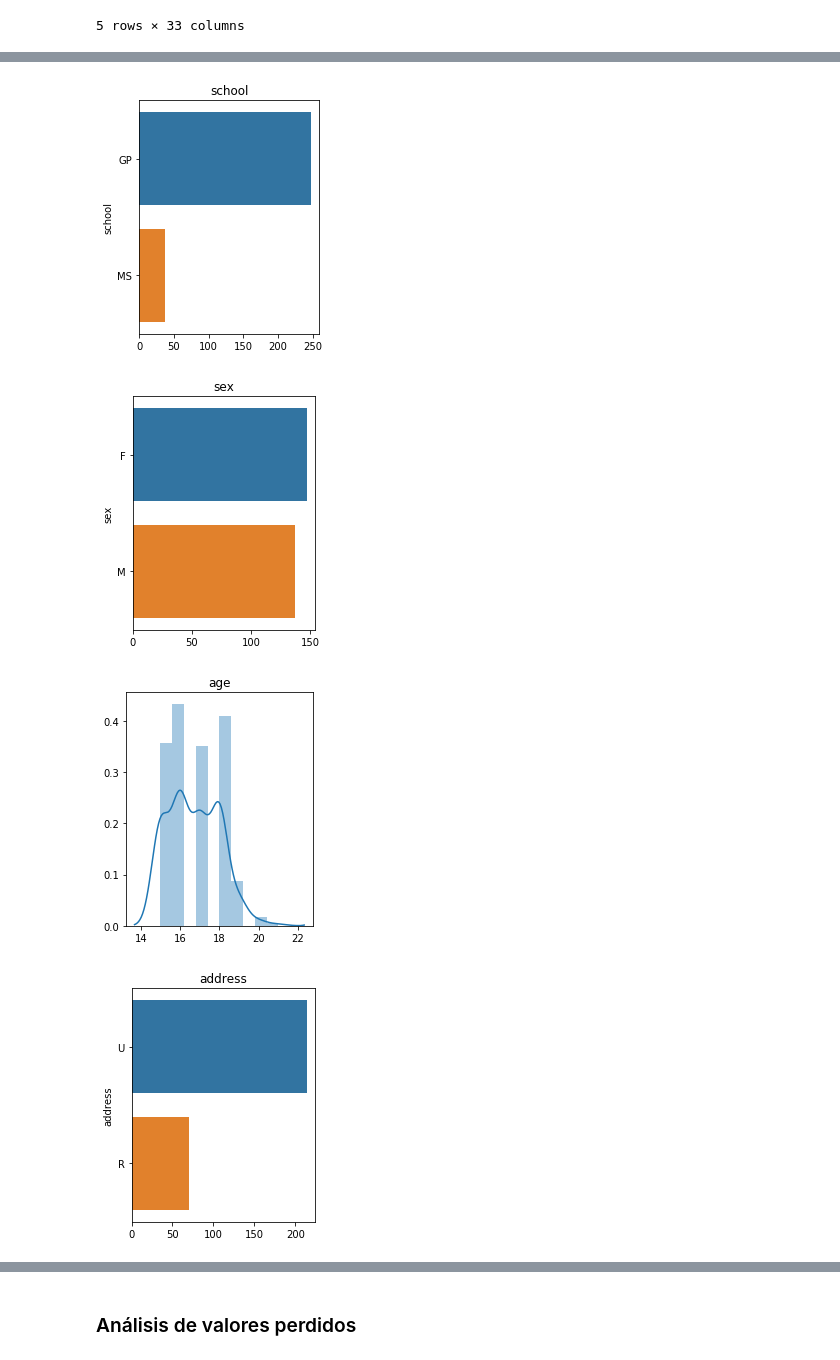
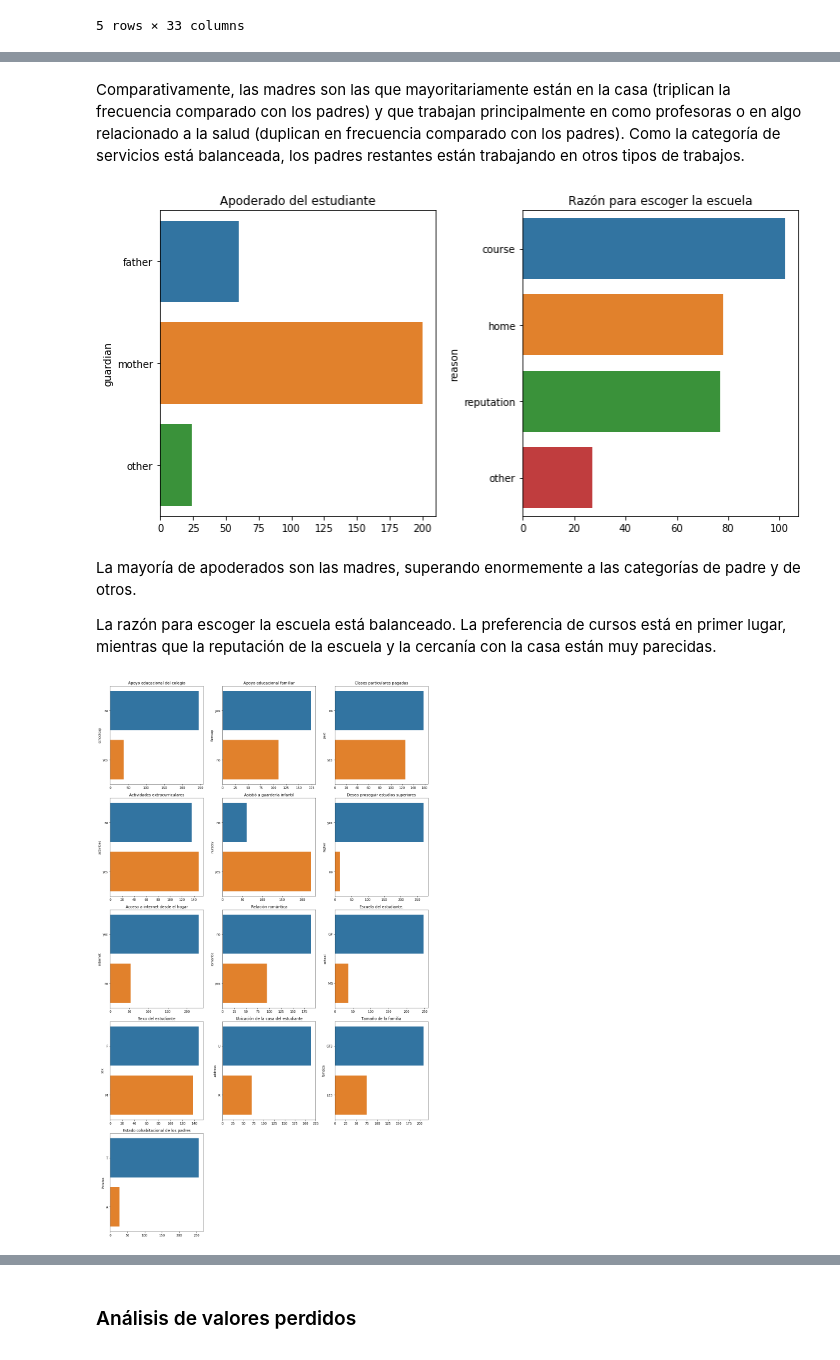
Before and after one commit to muZk/desafio-latam-ds-python, a Jupyter notebook: 02 - Fundamentos Data Science/prueba/Rendimiento escolar.ipynb, the cells around one changed output, grey strips where cells are left out. Drawn from its saved outputs; the diff is of its cells as text; code cells hidden in the pictures.

```diff
--- a/02 - Fundamentos Data Science/prueba/Rendimiento escolar.ipynb
+++ b/02 - Fundamentos Data Science/prueba/Rendimiento escolar.ipynb
@@ -286,7 +297,14 @@ Name: G3, dtype: float64
+# %% [markdown]
+Comparativamente, las madres son las que mayoritariamente están en la casa (triplican la frecuencia comparado con los padres) y que trabajan principalmente en como profesoras o en algo relacionado a la salud (duplican en frecuencia comparado con los padres). Como la categoría de servicios está balanceada, los padres restantes están trabajando en otros tipos de trabajos.
+# %%
+nicos.plot_columns_behaviour(data[['guardian', 'reason']])
+# %% [output]
+[figure, added]
+# %% [markdown]
+La mayoría de apoderados son las madres, superando enormemente a las categorías de padre y de otros.
+
+La razón para escoger la escuela está balanceado. La preferencia de cursos está en primer lugar, mientras que la reputación de la escuela y la cercanía con la casa están muy parecidas.
 # %%
-nicos.plot_columns_behaviour(data)
+nicos.plot_columns_behaviour(data[binary_columns])
 # %% [output]
-[figure, old version]
+[figure, new version]
-[figure, removed]
-[figure, removed]
-[figure, removed]
```
Also changed, not shown: parts of 28 cells of this notebook, 1 other file.
